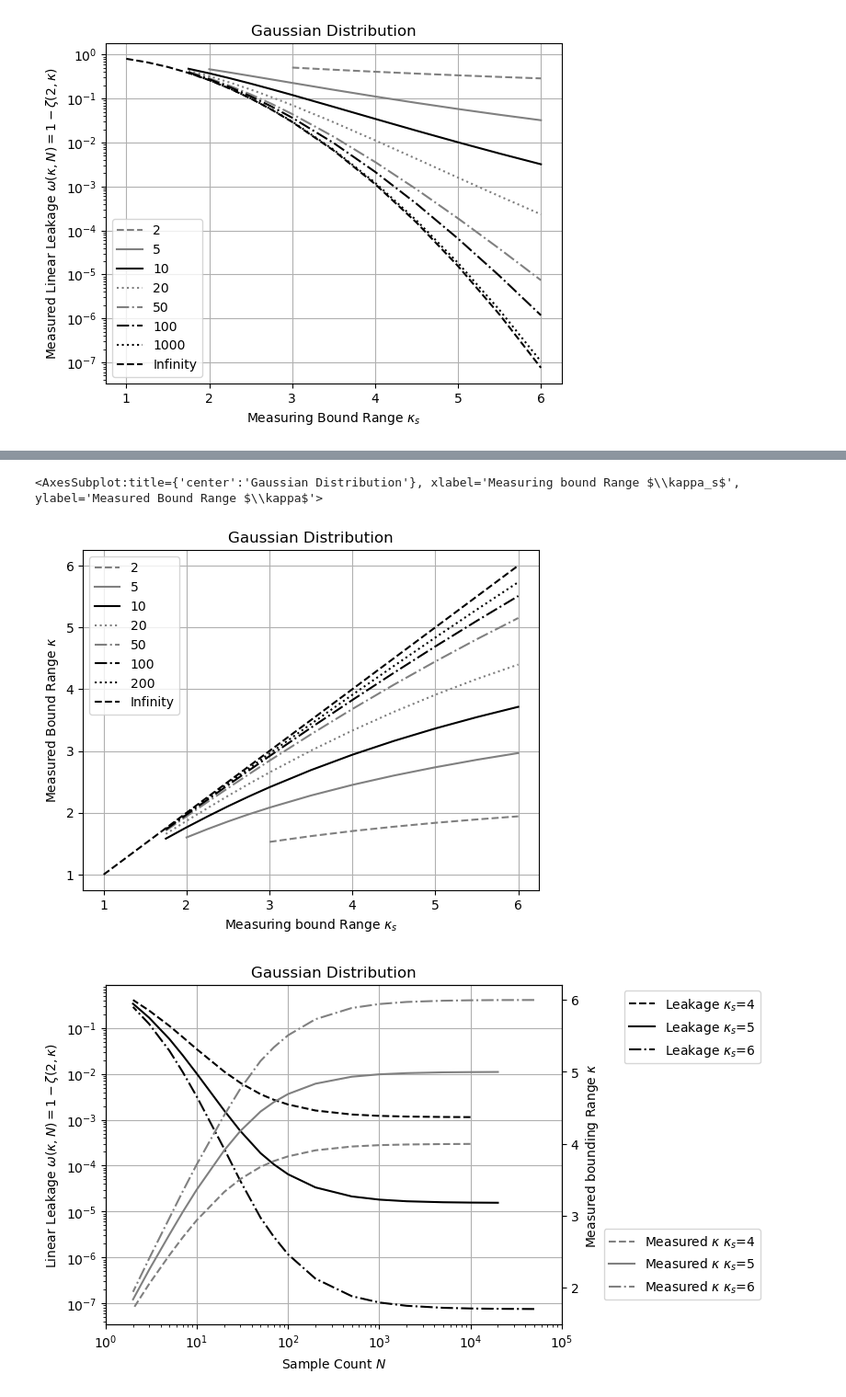
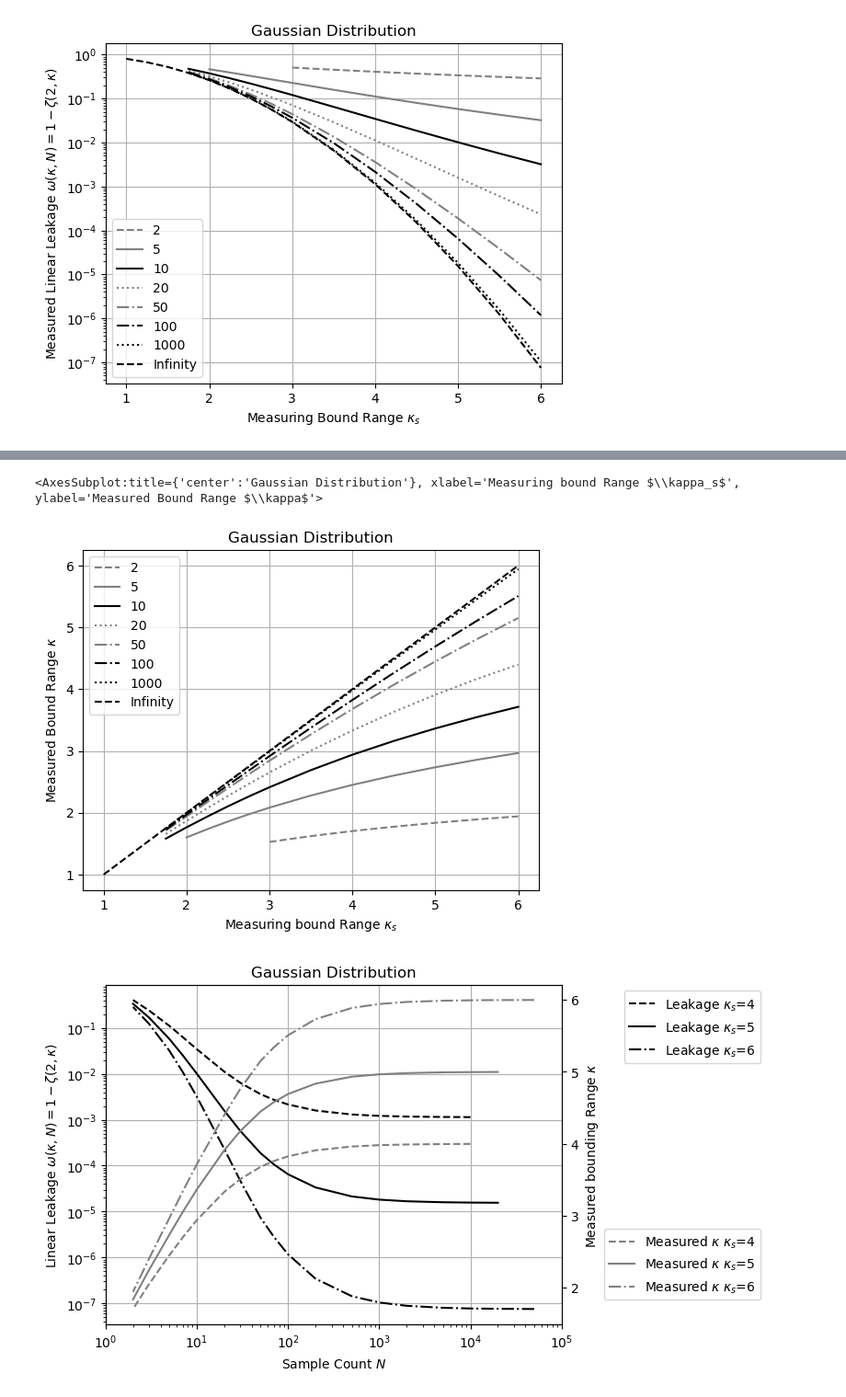
Before and after one commit to Chengpu0707/VarianceArithmetic, a Jupyter notebook: IPyNb/StatisticalBounding.ipynb, the cells around one changed output, grey strips where cells are left out. Shown at 92% size. Drawn from its saved outputs; the diff is of its cells as text; code cells hidden in the pictures.

```diff
--- a/IPyNb/StatisticalBounding.ipynb
+++ b/IPyNb/StatisticalBounding.ipynb
@@ -76,8 +76,8 @@ plotLeakage()
 # %% [output]
 [figure]
 # %%
-dfN = pd.read_csv("../Python/Output/NormalSamples.txt", sep='\t')
-dfN.head()
+dfL = pd.read_csv("../Python/Output/NormalSamples.txt", sep='\t')
+dfL.head()
 # %% [output]
 |  | Samples | Kappa | Count | Mean | Deviation | Range |
 | 0 | 0 | 1.00 | 0 | 0.801252 | 0.0 | 1.00 |
@@ -102,15 +109,15 @@ dfN[dfN['Samples'] == 0].plot(x='Kappa', y='Mean', label='Infinity', color='blac
 # %%
-ax = dfN[dfN['Samples'] == 2].plot(x='Kappa', y='Range', label=2, color='gray', style='--')
-dfN[dfN['Samples'] == 5].plot(x='Kappa', y='Range', label='5', color='gray', style='-', ax=ax)
-dfN[dfN['Samples'] == 10].plot(x='Kappa', y='Range', label='10', color='black', style='-', ax=ax)
-dfN[dfN['Samples'] == 20].plot(x='Kappa', y='Range', label='20', color='gray', style=':', ax=ax)
-dfN[dfN['Samples'] == 50].plot(x='Kappa', y='Range', label='50', color='gray', style='-.', ax=ax)
-dfN[dfN['Samples'] == 100].plot(x='Kappa', y='Range', label='100', color='black', style='-.', ax=ax)
-dfN[dfN['Samples'] == 200].plot(x='Kappa', y='Range', label='200', color='black', style=':', ax=ax)
-dfN[dfN['Samples'] == 0].plot(x='Kappa', y='Range', label='Infinity', color='black', style='--', ax=ax, grid=True,
+ax = dfL[dfL['Samples'] == 2].plot(x='Kappa', y='Range', label=2, color='gray', style='--')
+dfL[dfL['Samples'] == 5].plot(x='Kappa', y='Range', label='5', color='gray', style='-', ax=ax)
+dfL[dfL['Samples'] == 10].plot(x='Kappa', y='Range', label='10', color='black', style='-', ax=ax)
+dfL[dfL['Samples'] == 20].plot(x='Kappa', y='Range', label='20', color='gray', style=':', ax=ax)
+dfL[dfL['Samples'] == 50].plot(x='Kappa', y='Range', label='50', color='gray', style='-.', ax=ax)
+dfL[dfL['Samples'] == 100].plot(x='Kappa', y='Range', label='100', color='black', style='-.', ax=ax)
+dfL[dfL['Samples'] == 1000].plot(x='Kappa', y='Range', label='1000', color='black', style=':', ax=ax)
+dfL[dfL['Samples'] == 0].plot(x='Kappa', y='Range', label='Infinity', color='black', style='--', ax=ax, grid=True,
                               title='Gaussian Distribution', xlabel=r'Measuring bound Range $\kappa_s$',
                               ylabel=r'Measured Bound Range $\kappa$')
 # %% [output]
 <AxesSubplot:title={'center':'Gaussian Distribution'}, xlabel='Measuring bound Range $\\kappa_s$', ylabel='Measured Bound Range $\\kappa$'>
-[figure, old version]
+[figure, new version]
 # %%
```
Also changed, not shown: parts of 9 cells of this notebook, 12 other files.
